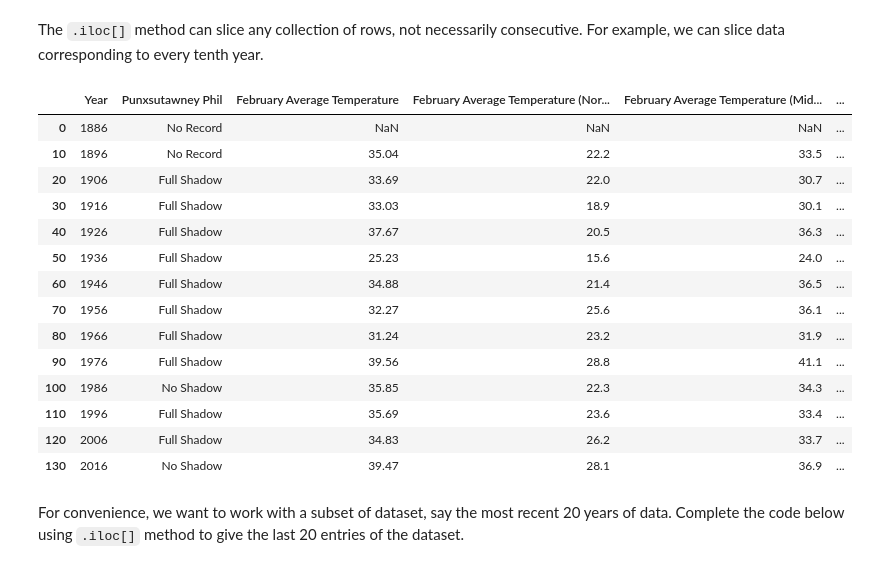
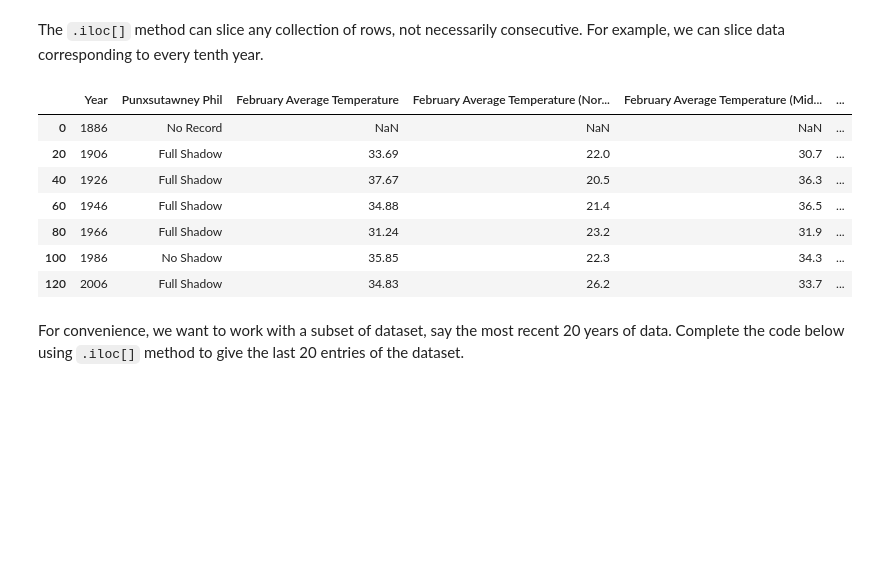
Before and after one commit to p-ai-org/ML-Workshops, a Jupyter notebook: session2/Session2.ipynb, the cells around one changed output. Saved outputs shown, nothing was run; the diff lists cells and outputs as text; code cells hidden in the pictures; blank space fills up the shorter version.

```diff
--- a/session2/Session2.ipynb
+++ b/session2/Session2.ipynb
@@ -229,23 +252,16 @@ Name: 10, dtype: object
 # %% [markdown]
 The `.iloc[]` method can slice any collection of rows, not necessarily consecutive. For example, we can slice data corresponding to every tenth year.
 # %%
-df.iloc[0:len(df):10]     #this follows the pattern of List[a:b:c] meaning to get the sublist from a to b, skipping by c's.
+df.iloc[0:len(df):20]     #this follows the pattern of List[a:b:c] meaning to get the sublist from a to b, skipping by c's.
 # %% [output]
 |  | Year | Punxsutawney Phil | February Average Temperature | February Average Temperature (Nor... | February Average Temperature (Mid... | ... |
 | 0 | 1886 | No Record | NaN | NaN | NaN | ... |
-| 10 | 1896 | No Record | 35.04 | 22.2 | 33.5 | ... |
 | 20 | 1906 | Full Shadow | 33.69 | 22.0 | 30.7 | ... |
-| 30 | 1916 | Full Shadow | 33.03 | 18.9 | 30.1 | ... |
 | 40 | 1926 | Full Shadow | 37.67 | 20.5 | 36.3 | ... |
-| 50 | 1936 | Full Shadow | 25.23 | 15.6 | 24.0 | ... |
 | 60 | 1946 | Full Shadow | 34.88 | 21.4 | 36.5 | ... |
-| 70 | 1956 | Full Shadow | 32.27 | 25.6 | 36.1 | ... |
 | 80 | 1966 | Full Shadow | 31.24 | 23.2 | 31.9 | ... |
-| 90 | 1976 | Full Shadow | 39.56 | 28.8 | 41.1 | ... |
 | 100 | 1986 | No Shadow | 35.85 | 22.3 | 34.3 | ... |
-| 110 | 1996 | Full Shadow | 35.69 | 23.6 | 33.4 | ... |
 | 120 | 2006 | Full Shadow | 34.83 | 26.2 | 33.7 | ... |
-| 130 | 2016 | No Shadow | 39.47 | 28.1 | 36.9 | ... |
 # %% [markdown]
 For convenience, we want to work with a subset of dataset, say the most recent 20 years of data. Complete the code below using `.iloc[]` method to give the last 20 entries of the dataset.
 # %%
```
Also changed, not shown: parts of 43 cells of this notebook, 3 other files.
